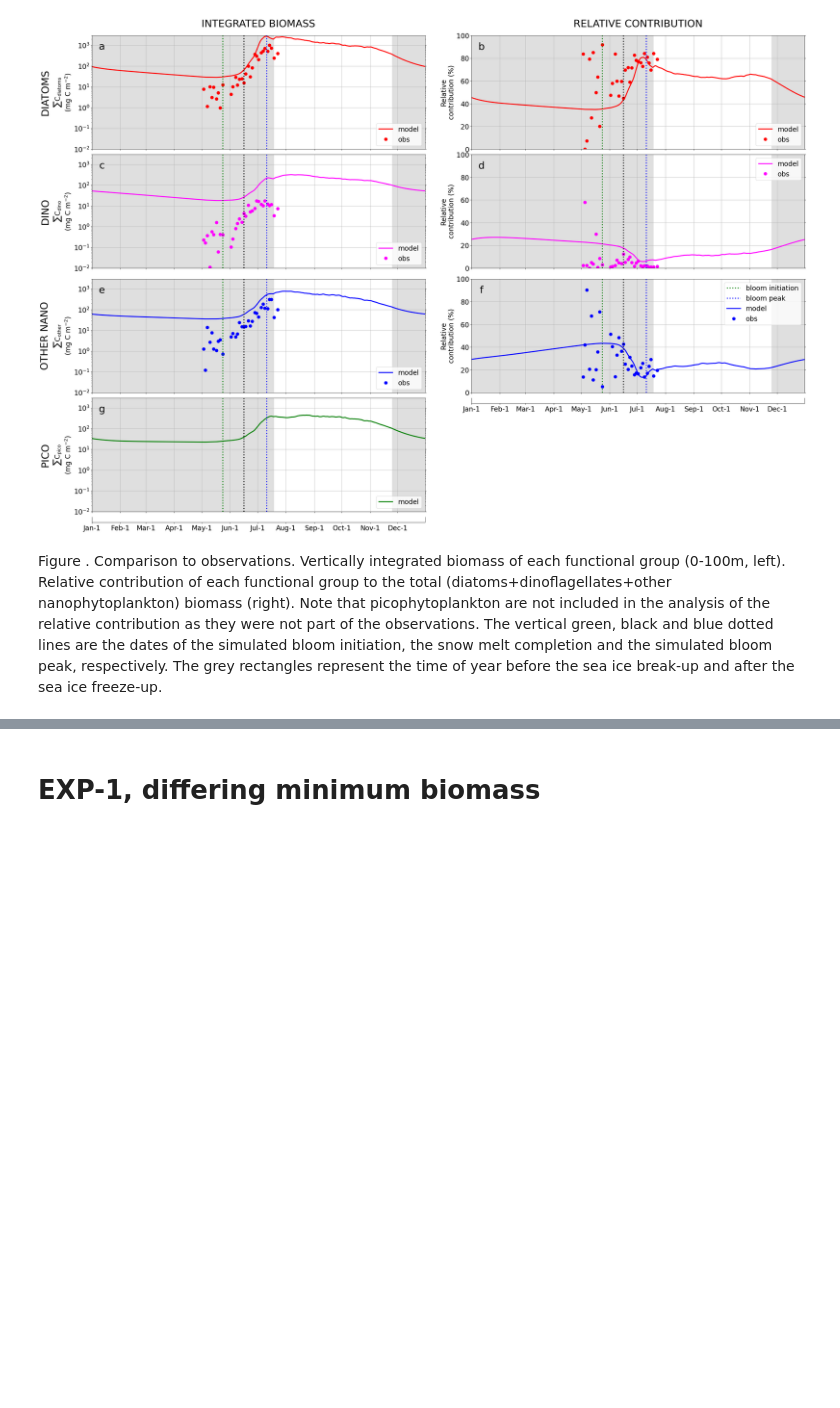
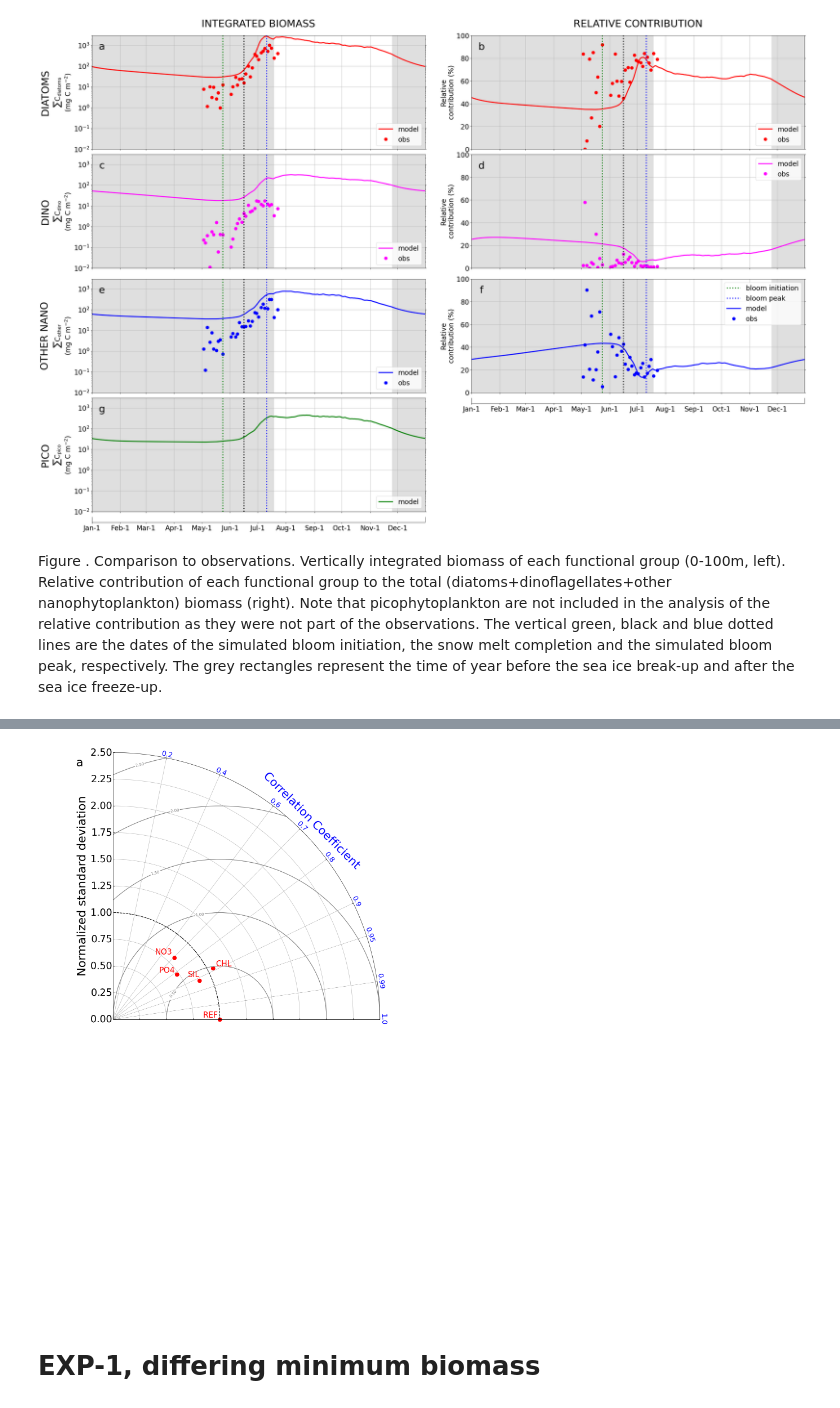
Before and after one commit to maximebenoitgagne/timing, a Jupyter notebook: timing.ipynb, the cells around one changed output, grey strips where cells are left out. Cells and saved outputs as stored; diff of their text form; code cells hidden in the pictures; blank space fills up the shorter version.

Commit message:
taylor.jpeg in Main Text

```diff
--- a/timing.ipynb
+++ b/timing.ipynb
@@ -2976,3 +3114,95 @@ The grey rectangles represent the time of year before the sea ice break-up and a
+# %%
+nstdlogno3,corrcoeflogno3=get_nstd_corrcoef(obs_df=nutrients_df,
+                                           obs_varname='no3',
+                                           mod_df=nutrientsmod_df,
+                                           mod_varname='no3')
+nstdlogsioh4,corrcoeflogsioh4=get_nstd_corrcoef(obs_df=nutrients_df,
+                                                obs_varname='sioh4',
+                                                mod_df=nutrientsmod_df,
+                                                mod_varname='sioh4')
+nstdlogpo4,corrcoeflogpo4=get_nstd_corrcoef(obs_df=nutrients_df,
+                                            obs_varname='po4',
+                                            mod_df=nutrientsmod_df,
+                                            mod_varname='po4')
+nstdlogchl,corrcoeflogchl=get_nstd_corrcoef(obs_df=chlHPLC_df,
+                                            obs_varname='chlHPLC',
+                                            mod_df=chlmod_df,
+                                            mod_varname='chl')
+# %%
+def make_plots(fig):
+    plt.axis('off')
+    refnstd=1
+    extend=False
+
+    # --- NUTRIENTS AND CHL A
+    rect=211
+    dia=TaylorDiagram.TaylorDiagram(refnstd,
+                                    fig=fig,
+                                    rect=rect,
+                                    label='Reference',
+                                    srange=(0,2.5),
+                                    extend=extend)
+    dia.add_sample(nstdlogchl,
+                   corrcoeflogchl,
+                   marker='o',
+                   ms=10,
+                   ls='',
+                   mfc='red',
+                   mec='red')
+    dia.add_sample(nstdlogno3,
+                   corrcoeflogno3,
+                   marker='o',
+                   ms=10,
+                   ls='',
+                   mfc='red',
+                   mec='red')
+    dia.add_sample(nstdlogsioh4,
+                   corrcoeflogsioh4,
+                   marker='o',
+                   ms=10,
+                   ls='',
+                   mfc='red',
+                   mec='red')
+    dia.add_sample(nstdlogpo4,
+                   corrcoeflogpo4,
+                   marker='o',
+                   ms=10,
+                   ls='',
+                   mfc='red',
+                   mec='red')
+    dia.add_grid()
+    contours=dia.add_contours(colors='0.5')
+    plt.clabel(contours, inline=1, fontsize=10, fmt='%.2f')
+
+    plt.text(33*np.pi/100,0.52,'CHL',
+             horizontalalignment = 'center',verticalalignment='center',
+             color='red', fontsize=20)
+    plt.text(15*np.pi/100,0.63,'NO3',
+             horizontalalignment = 'center',verticalalignment='center',
+             color='red', fontsize=20)
+    plt.text(24*np.pi/100,0.42,'SIL',
+             horizontalalignment = 'center',verticalalignment='center',
+             color='red', fontsize=20)
+    plt.text(16*np.pi/100,0.46,'PO4',
+             horizontalalignment = 'center',verticalalignment='center',
+             color='red', fontsize=20)
+    plt.text(29*np.pi/100,0.04,'REF',
+             horizontalalignment = 'center',verticalalignment='center',
+             color='red', fontsize=20)
+    plt.text(-10*np.pi/100,2.40,' a ',
+             horizontalalignment = 'center',verticalalignment='center',
+             fontsize=30)
+    plt.tight_layout()
+
+with plt.style.context('mplstyles/taylor.mplstyle'):
+    # PLOT
+    fig=plt.figure(figsize=(14.90,20.00))
+    make_plots(fig)
+
+    # --- SAVE
+    plt.savefig('figures_timing_progress/taylor.'+ext,dpi=dpi)
+# %% [output]
+[figure, added]
 # %% [markdown]
 # EXP-1, differing minimum biomass
 # %% [markdown]
```
Also changed, not shown: parts of 6 cells of this notebook, 5 other files.
